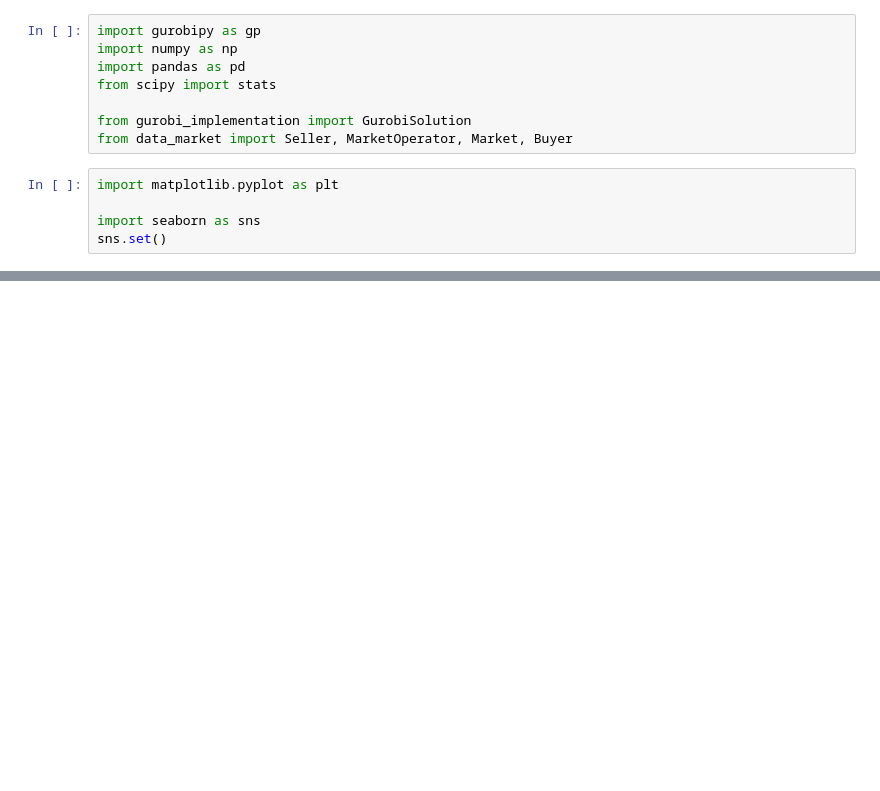
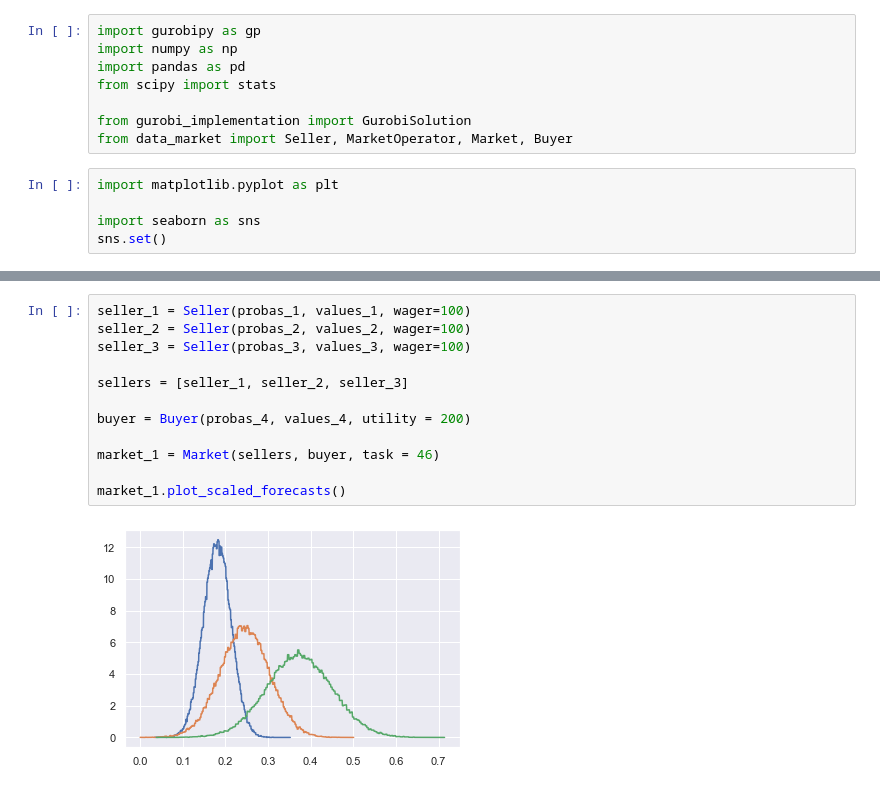
Before and after one commit to ishilov/data_market, a Jupyter notebook: second_test.ipynb, the cells around one changed output, grey strips where cells are left out. Cells and saved outputs as stored; diff of their text form; blank space fills up the shorter version.

```diff
--- a/second_test.ipynb
+++ b/second_test.ipynb
@@ -113,0 +47,14 @@ c
+# %%
+seller_1 = Seller(probas_1, values_1, wager=100)
+seller_2 = Seller(probas_2, values_2, wager=100)
+seller_3 = Seller(probas_3, values_3, wager=100)
+
+sellers = [seller_1, seller_2, seller_3]
+
+buyer = Buyer(probas_4, values_4, utility = 200)
+
+market_1 = Market(sellers, buyer, task = 46)
+
+market_1.plot_scaled_forecasts()
+# %% [output]
+[figure, added]
```
Also changed, not shown: parts of 52 cells of this notebook.
